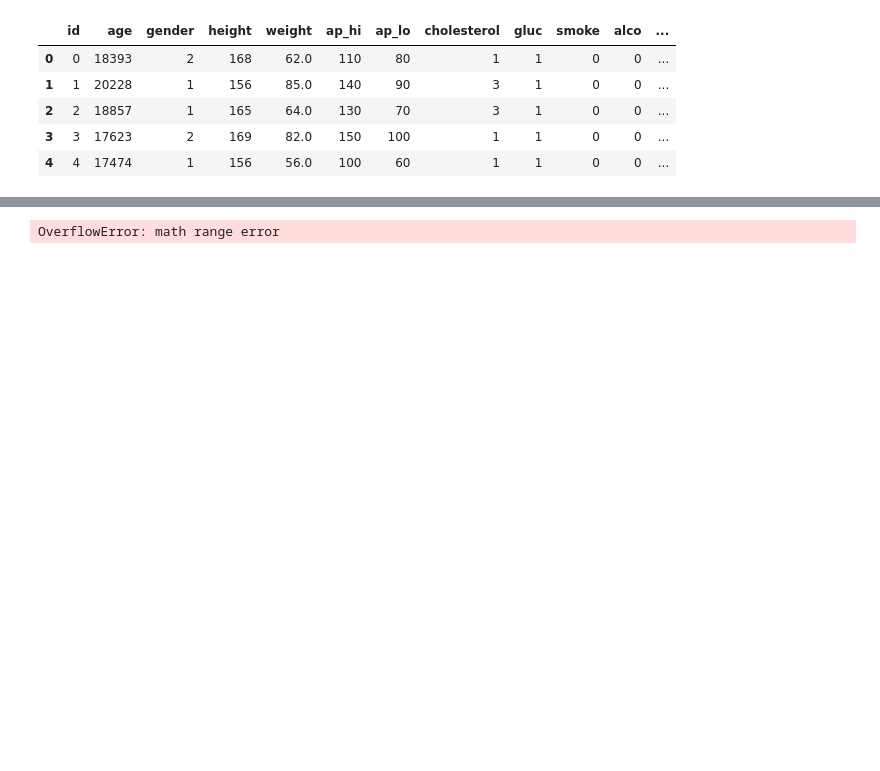
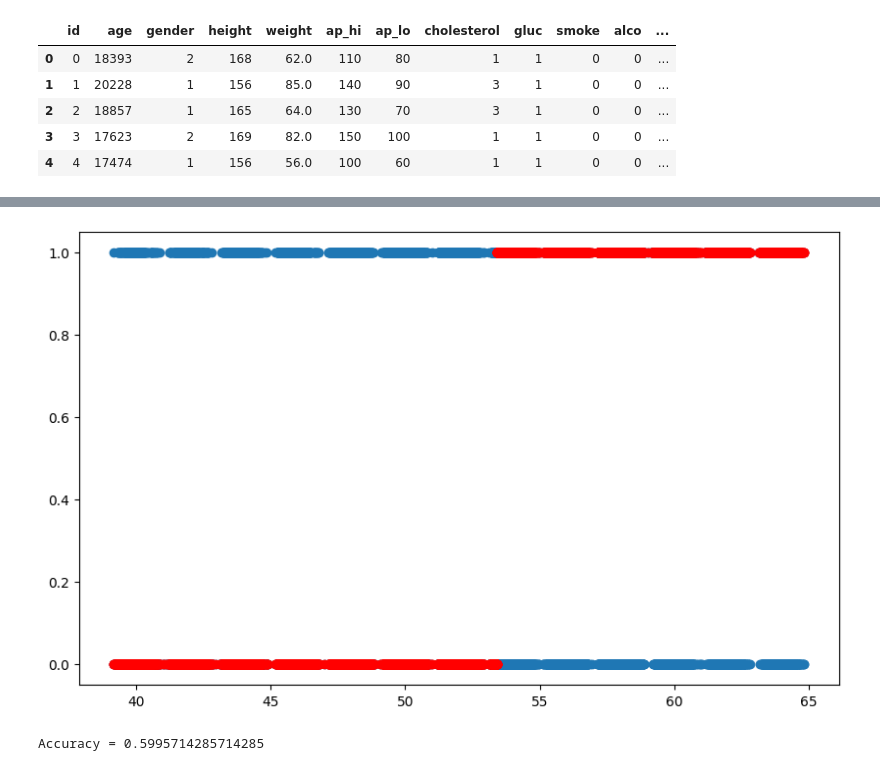
Before and after one commit to Hatrung1011/BTL_IoT, a Jupyter notebook: logiticRegression.ipynb, the cells around one changed output, grey strips where cells are left out. Drawn from its saved outputs; the diff is of its cells as text; code cells hidden in the pictures; blank space fills up the shorter version.

```diff
--- a/logiticRegression.ipynb
+++ b/logiticRegression.ipynb
@@ -66,26 +66,26 @@ def logistic_regression(X, Y):
 
     return b0, b1
 # %%
-# Training the model
 b0, b1 = logistic_regression(X_train, y_train)
 
 # Making predictions
-X_test = X_test.sort_values()  # Sorting values is optional only to see the line graph
+# X_test = X_test.sort_values()  # Sorting values is optional only to see the line graph
 X_test_norm = normalize(X_test)
 y_pred = predict(X_test_norm, b0, b1)
 y_pred = [1 if p >= 0.5 else 0 for p in y_pred]
 
 plt.clf()
 plt.scatter(X_test, y_test)
 plt.scatter(X_test, y_pred, c="red")
-plt.plot(X_test, y_pred, c="red", linestyle='-', marker='o') # Only if values are sorted
+# plt.plot(X_test, y_pred, c="red", linestyle='-', marker='o') # Only if values are sorted
 plt.show()
 
 # The accuracy
 accuracy = 0
 for i in range(len(y_pred)):
     if y_pred[i] == y_test.iloc[i]:
         accuracy += 1
 print(f"Accuracy = {accuracy / len(y_pred)}")
 # %% [output]
+[figure, added]
-OverflowError: math range error
+Accuracy = 0.5995714285714285
```
Also changed, not shown: parts of 2 cells of this notebook.
